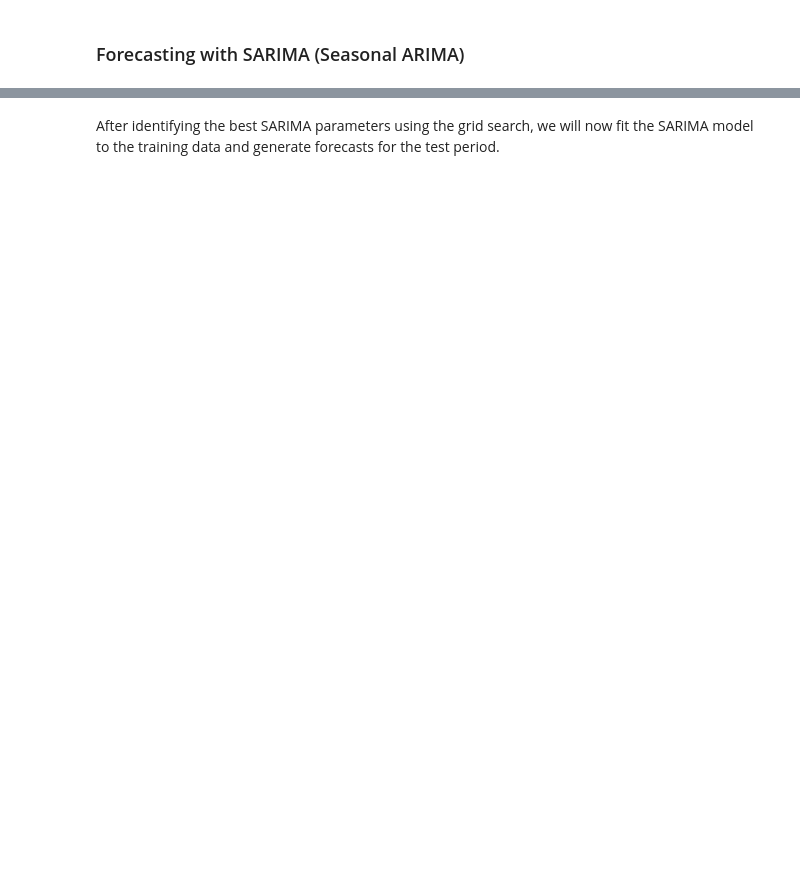
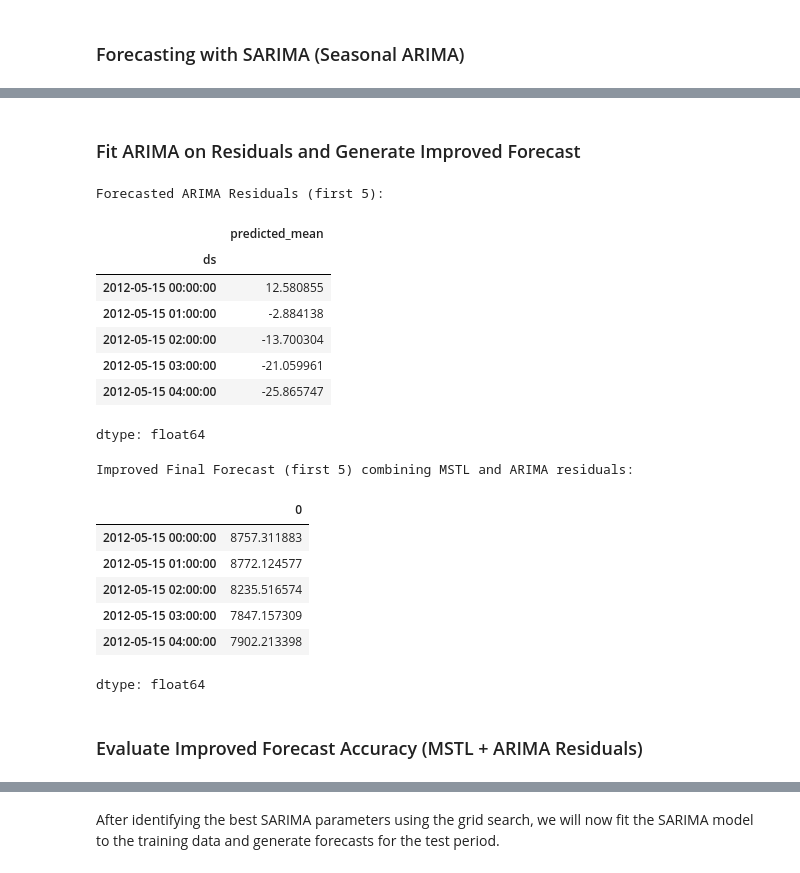
Before and after one commit to Vishnu912py/Resource-Demand-Forecasting, a Jupyter notebook: MSTL Decomposition/MSTL(using_electricity_dataset).ipynb, the cells around one changed output, grey strips where cells are left out. Saved outputs shown, nothing was run; the diff lists cells and outputs as text; code cells hidden in the pictures; blank space fills up the shorter version.

```diff
--- a/MSTL Decomposition/MSTL(using_electricity_dataset).ipynb
+++ b/MSTL Decomposition/MSTL(using_electricity_dataset).ipynb
@@ -256,0 +338,44 @@ dtype: float64
+# %% [markdown]
+### Fit ARIMA on Residuals and Generate Improved Forecast
+# %%
+# Fit ARIMA model to the training residuals with the best order
+arima_residuals_model = ARIMA(
+    residuals_train,
+    order=best_order,
+    enforce_stationarity=False,
+    enforce_invertibility=False,
+    freq='h'
+)
+arima_residuals_model_fit = arima_residuals_model.fit()
+
+# Forecast the residuals for the test period
+forecasted_arima_residuals = arima_residuals_model_fit.forecast(steps=forecast_steps)
+forecasted_arima_residuals.index = future_dates
+
+# Combine the MSTL forecast (trend + seasonal) with the forecasted ARIMA residuals
+final_forecast_improved = forecasted_trend + forecasted_seasonal_24 + forecasted_seasonal_168 + forecasted_seasonal_720 + forecasted_arima_residuals
+
+print("Forecasted ARIMA Residuals (first 5):")
+display(forecasted_arima_residuals.head())
+print("Improved Final Forecast (first 5) combining MSTL and ARIMA residuals:")
+display(final_forecast_improved.head())
+# %% [output]
+Forecasted ARIMA Residuals (first 5):
+|  | predicted_mean |
+| ds |  |
+| 2012-05-15 00:00:00 | 12.580855 |
+| 2012-05-15 01:00:00 | -2.884138 |
+| 2012-05-15 02:00:00 | -13.700304 |
+| 2012-05-15 03:00:00 | -21.059961 |
+| 2012-05-15 04:00:00 | -25.865747 |
+dtype: float64
+Improved Final Forecast (first 5) combining MSTL and ARIMA residuals:
+|  | 0 |
+| 2012-05-15 00:00:00 | 8757.311883 |
+| 2012-05-15 01:00:00 | 8772.124577 |
+| 2012-05-15 02:00:00 | 8235.516574 |
+| 2012-05-15 03:00:00 | 7847.157309 |
+| 2012-05-15 04:00:00 | 7902.213398 |
+dtype: float64
+# %% [markdown]
+### Evaluate Improved Forecast Accuracy (MSTL + ARIMA Residuals)
```
Also changed, not shown: parts of 15 cells of this notebook.
